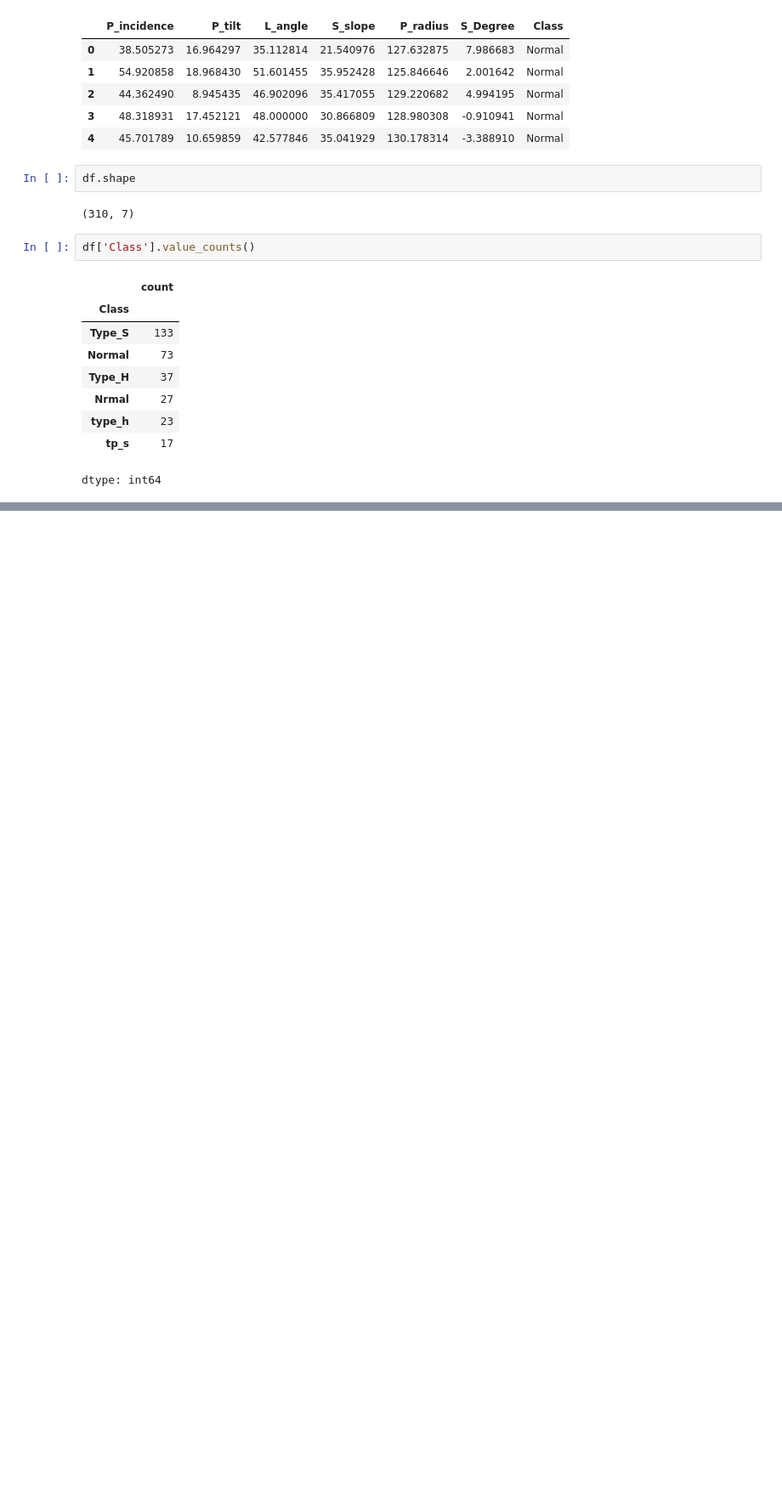
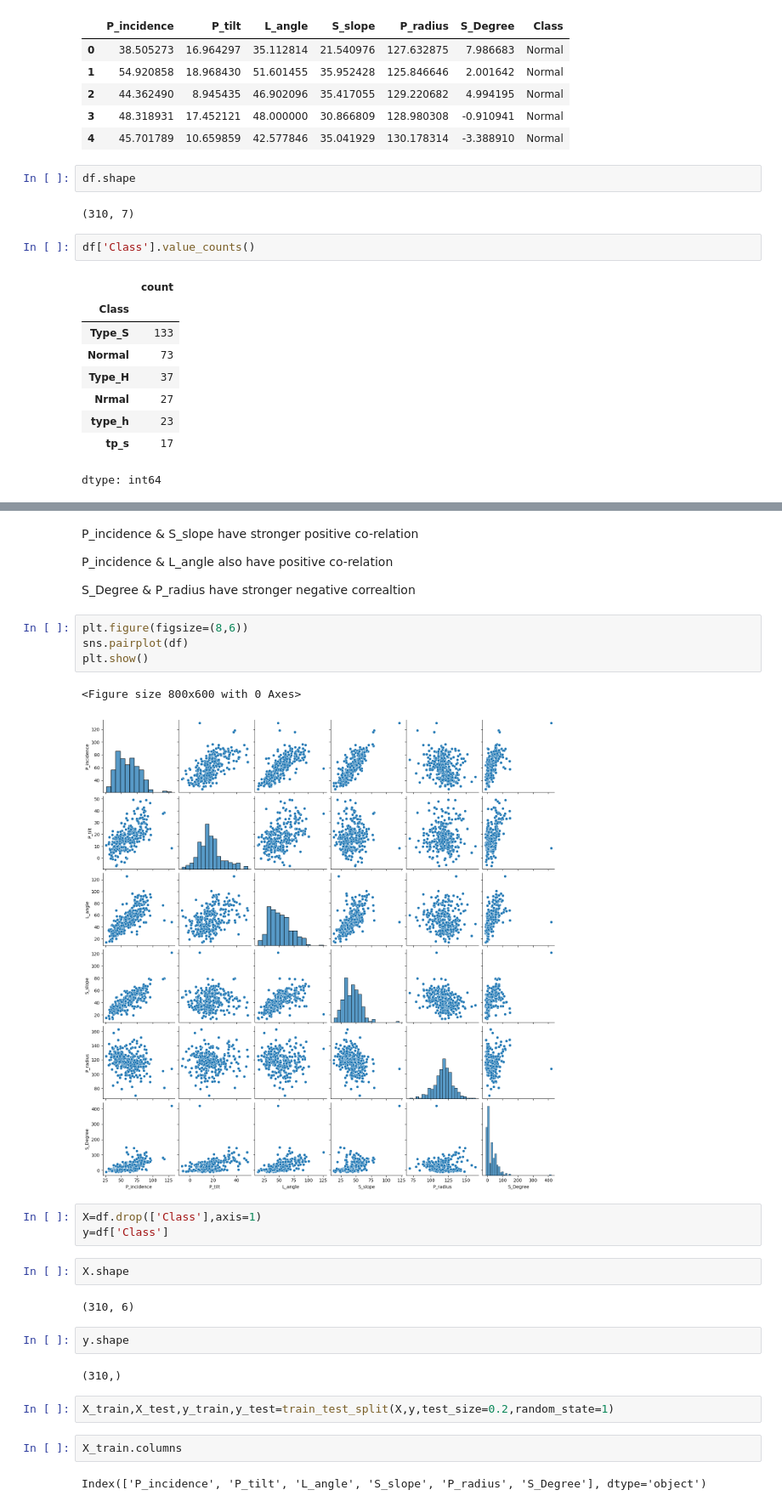
Before and after one commit to gurudattamanpreet/Practice, a Jupyter notebook: Practice_Medical_Research.ipynb, the cells around one changed output, grey strips where cells are left out. Shown at 85% size. Drawn from its saved outputs; the diff is of its cells as text; blank space fills up the shorter version.

```diff
--- a/Practice_Medical_Research.ipynb
+++ b/Practice_Medical_Research.ipynb
@@ -60,0 +142,30 @@ df['Class']=df['Class']
+# %% [markdown]
+P_incidence & S_slope have stronger positive co-relation
+
+P_incidence & L_angle also have positive co-relation
+
+S_Degree & P_radius have stronger negative correaltion
+# %%
+plt.figure(figsize=(8,6))
+sns.pairplot(df)
+plt.show()
+# %% [output]
+<Figure size 800x600 with 0 Axes>
+[figure, added]
+# %%
+X=df.drop(['Class'],axis=1)
+y=df['Class']
+# %%
+X.shape
+# %% [output]
+(310, 6)
+# %%
+y.shape
+# %% [output]
+(310,)
+# %%
+X_train,X_test,y_train,y_test=train_test_split(X,y,test_size=0.2,random_state=1)
+# %%
+X_train.columns
+# %% [output]
+Index(['P_incidence', 'P_tilt', 'L_angle', 'S_slope', 'P_radius', 'S_Degree'], dtype='object')
```
Also changed, not shown: parts of 20 cells of this notebook.
